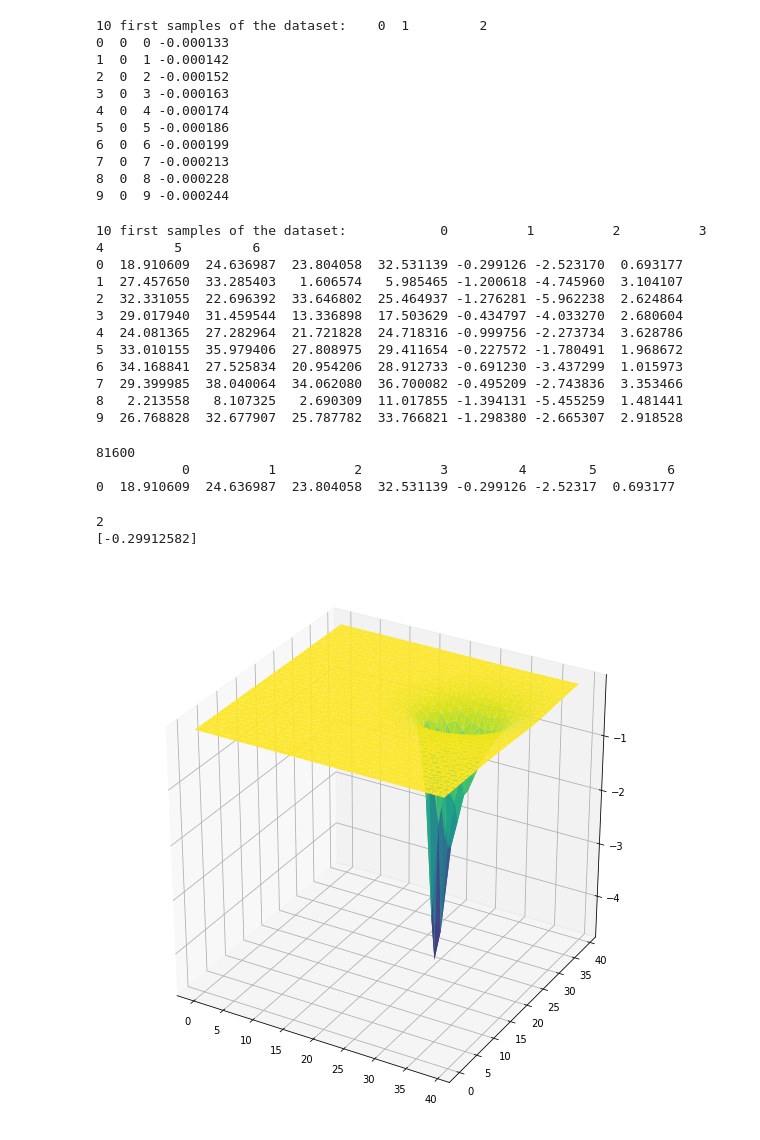
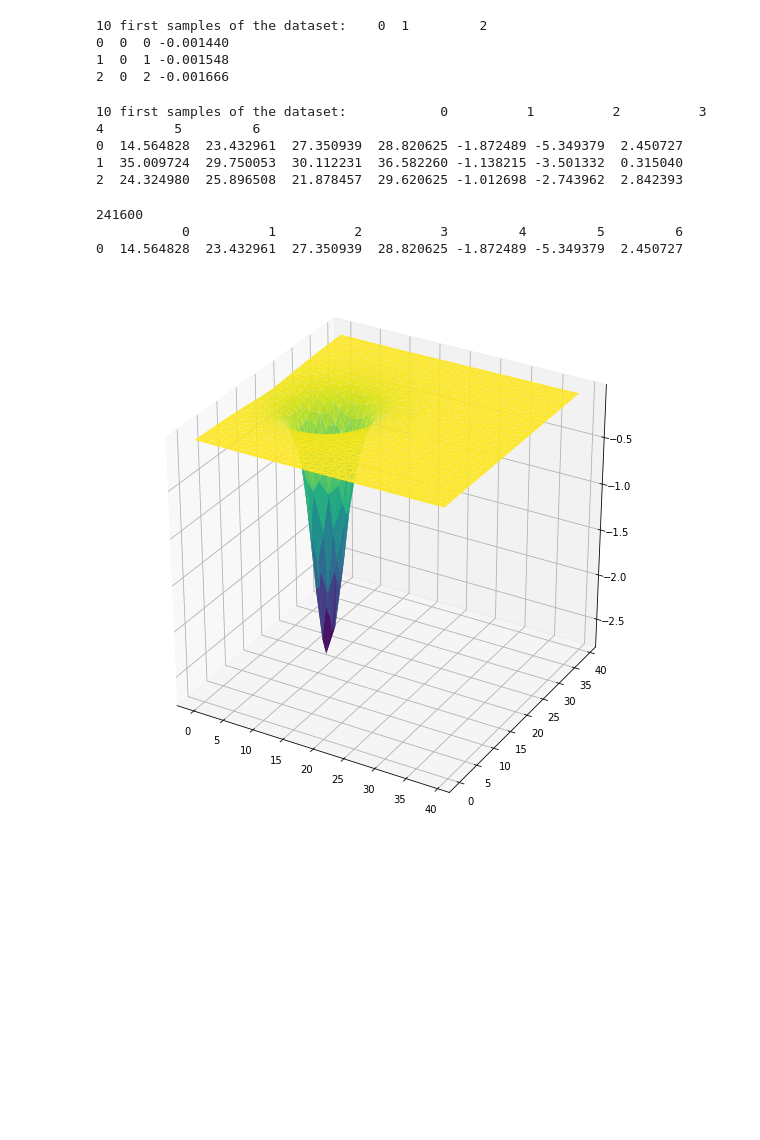
Before and after one commit to AnosovAndrey/Task, a Jupyter notebook: Untitled1.ipynb, the cells around one changed output. Saved outputs shown, nothing was run; the diff lists cells and outputs as text; code cells hidden in the pictures; blank space fills up the shorter version.

```diff
--- a/Untitled1.ipynb
+++ b/Untitled1.ipynb
@@ -36,61 +36,40 @@ memory usage: 2.9 KB
 Info of the data: None
 # %%
-print("10 first samples of the dataset:",data.head(10))
+print("10 first samples of the dataset:",data.head(3))
 # %% [output]
 10 first samples of the dataset:    0  1         2
-0  0  0 -0.000133
-1  0  1 -0.000142
-2  0  2 -0.000152
-3  0  3 -0.000163
-4  0  4 -0.000174
-5  0  5 -0.000186
-6  0  6 -0.000199
-7  0  7 -0.000213
-8  0  8 -0.000228
-9  0  9 -0.000244
+0  0  0 -0.001440
+1  0  1 -0.001548
+2  0  2 -0.001666
 # %%
-print("10 first samples of the dataset:",otrezok.head(10))
+print("10 first samples of the dataset:",otrezok.head(3))
 # %% [output]
 10 first samples of the dataset:            0          1          2          3         4         5         6
-0  18.910609  24.636987  23.804058  32.531139 -0.299126 -2.523170  0.693177
-1  27.457650  33.285403   1.606574   5.985465 -1.200618 -4.745960  3.104107
-2  32.331055  22.696392  33.646802  25.464937 -1.276281 -5.962238  2.624864
-3  29.017940  31.459544  13.336898  17.503629 -0.434797 -4.033270  2.680604
-4  24.081365  27.282964  21.721828  24.718316 -0.999756 -2.273734  3.628786
-5  33.010155  35.979406  27.808975  29.411654 -0.227572 -1.780491  1.968672
-6  34.168841  27.525834  20.954206  28.912733 -0.691230 -3.437299  1.015973
-7  29.399985  38.040064  34.062080  36.700082 -0.495209 -2.743836  3.353466
-8   2.213558   8.107325   2.690309  11.017855 -1.394131 -5.455259  1.481441
-9  26.768828  32.677907  25.787782  33.766821 -1.298380 -2.665307  2.918528
+0  14.564828  23.432961  27.350939  28.820625 -1.872489 -5.349379  2.450727
+1  35.009724  29.750053  30.112231  36.582260 -1.138215 -3.501332  0.315040
+2  24.324980  25.896508  21.878457  29.620625 -1.012698 -2.743962  2.842393
 # %%
 print(len(data))
-splited_data = np.array_split(data, 51)
-splited_otrezok = np.array_split(otrezok, 51)
+splited_data = np.array_split(data, 151)
+splited_otrezok = np.array_split(otrezok, 151)
 data_list = list(zip(splited_data, splited_otrezok))
 print(data_list[0][1])
 # %% [output]
-81600
-           0          1          2          3         4        5         6
-0  18.910609  24.636987  23.804058  32.531139 -0.299126 -2.52317  0.693177
+241600
+           0          1          2          3         4         5         6
+0  14.564828  23.432961  27.350939  28.820625 -1.872489 -5.349379  2.450727
-# %%
-z = np.array([data_list[0][1][4], data_list[0][1][5]])
-print(len(z))
-print(z[0])
-# %% [output]
-2
-[-0.29912582]
 # %%
-position = 15
+position = 33
 
 df=data_list[position][0]
 df.columns=["X","Y","Z"]
 
 fig = plt.figure(figsize=(10,10))
 ax = fig.gca(projection='3d')
 ax.plot_trisurf(df['Y'], df['X'], df['Z'], cmap=plt.cm.viridis, linewidth=0.2)
 plt.show()
 # %% [output]
-[figure, old version]
+[figure, new version]
 # %%
 fig = plt.figure(1, figsize=(10,10))
 ax = fig.gca(projection='3d')
```
Also changed, not shown: parts of 9 cells of this notebook.
